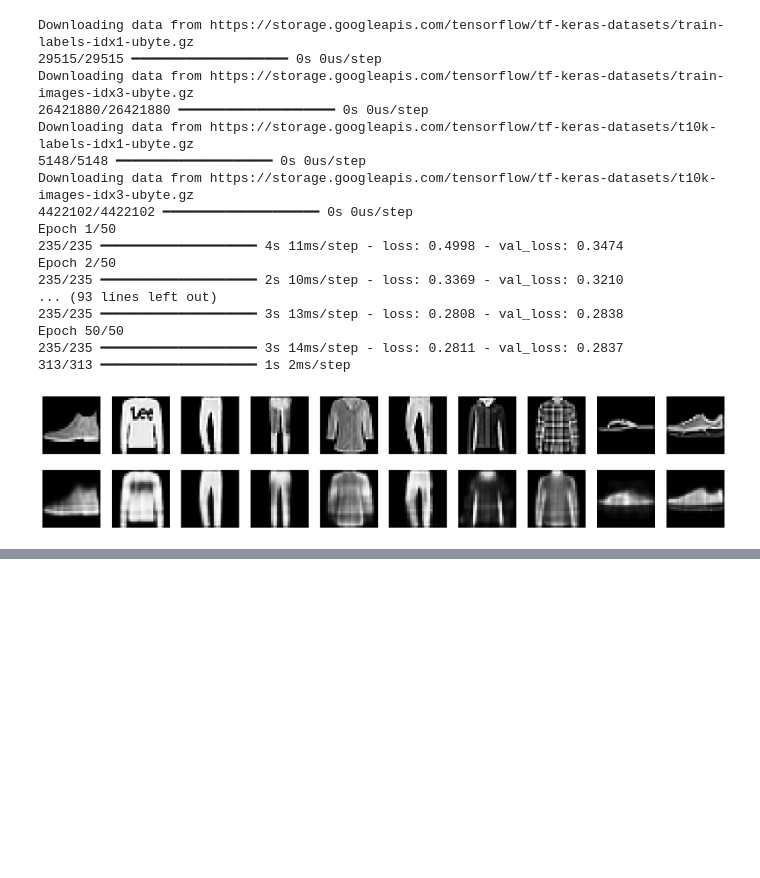
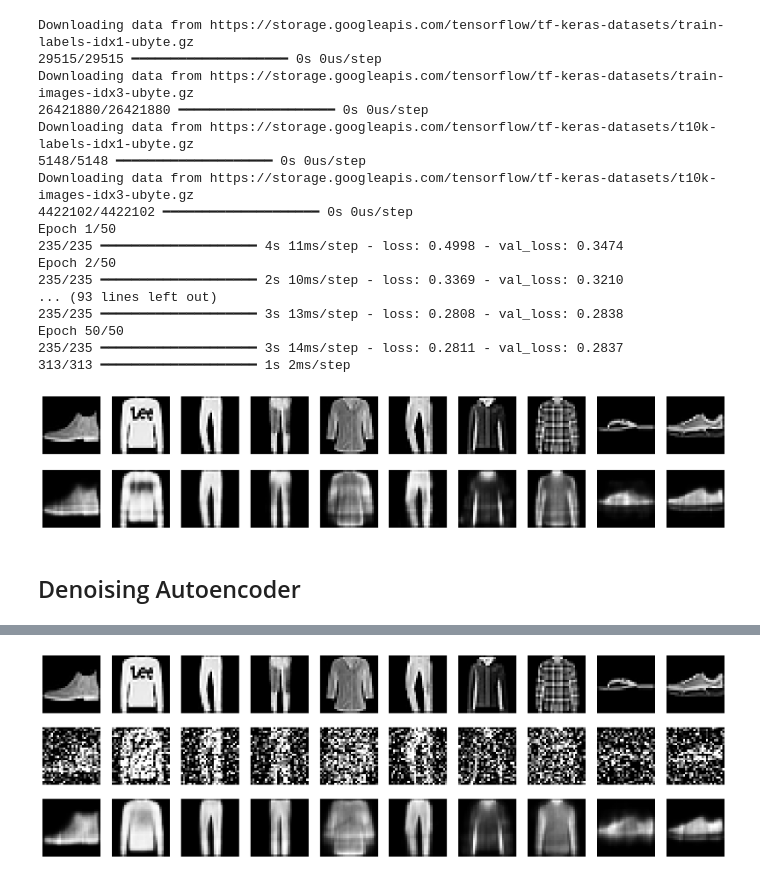
Before and after one commit to alokchoudharyguliya/DL, a Jupyter notebook: AutoEncoders.ipynb, the cells around one changed output, grey strips where cells are left out. Saved outputs shown, nothing was run; the diff lists cells and outputs as text; code cells hidden in the pictures; blank space fills up the shorter version.

```diff
--- a/AutoEncoders.ipynb
+++ b/AutoEncoders.ipynb
@@ -65,3 +155,58 @@ Epoch 50/50
 235/235 ━━━━━━━━━━━━━━━━━━━━ 3s 14ms/step - loss: 0.2811 - val_loss: 0.2837
 313/313 ━━━━━━━━━━━━━━━━━━━━ 1s 2ms/step
 [figure]
+# %% [markdown]
+## Denoising Autoencoder
+# %%
+import numpy as np
+import matplotlib.pyplot as plt
+import tensorflow as tf
+from tensorflow.keras.datasets import fashion_mnist
+
+(x_train, _), (x_test, _) = fashion_mnist.load_data()
+x_train = x_train.astype('float32') / 255.
+x_test = x_test.astype('float32') / 255.
+
+x_train_flat = x_train.reshape(len(x_train), 784)
+x_test_flat = x_test.reshape(len(x_test), 784)
+
+n = 10
+encoding_dim = 32
+input_img = tf.keras.Input(shape=(784,))
+encoded = tf.keras.layers.Dense(encoding_dim, activation='relu')(input_img)
+decoded = tf.keras.layers.Dense(784, activation='sigmoid')(encoded)
+
+denoising_autoencoder = tf.keras.Model(input_img, decoded)
+denoising_autoencoder.compile(optimizer='adam', loss='binary_crossentropy')
+
+noise_factor = 0.5
+x_train_noisy = x_train_flat + noise_factor * \
+    np.random.normal(loc=0.0, scale=1.0, size=x_train_flat.shape)
+x_test_noisy = x_test_flat + noise_factor * \
+    np.random.normal(loc=0.0, scale=1.0, size=x_test_flat.shape)
+x_train_noisy = np.clip(x_train_noisy, 0., 1.)
+x_test_noisy = np.clip(x_test_noisy, 0., 1.)
+
+denoising_autoencoder.fit(x_train_noisy, x_train_flat,
+                          epochs=50,
+                          batch_size=256,
+                          shuffle=True,
+                          validation_data=(x_test_noisy, x_test_flat))
+
+decoded_imgs = denoising_autoencoder.predict(x_test_noisy)
+
+plt.figure(figsize=(20, 6))
+for i in range(n):
+    ax = plt.subplot(3, n, i + 1)
+    plt.imshow(x_test_flat[i].reshape(28, 28), cmap='gray')
+    ax.axis('off')
+
+    ax = plt.subplot(3, n, i + 1 + n)
+    plt.imshow(x_test_noisy[i].reshape(28, 28), cmap='gray')
+    ax.axis('off')
+
+    ax = plt.subplot(3, n, i + 1 + 2 * n)
+    plt.imshow(decoded_imgs[i].reshape(28, 28), cmap='gray')
+    ax.axis('off')
+plt.show()
+# %% [output]
@@ -67,0 +230 @@ Epoch 50/50
+[figure, added]
```
Also changed, not shown: parts of 8 cells of this notebook.
